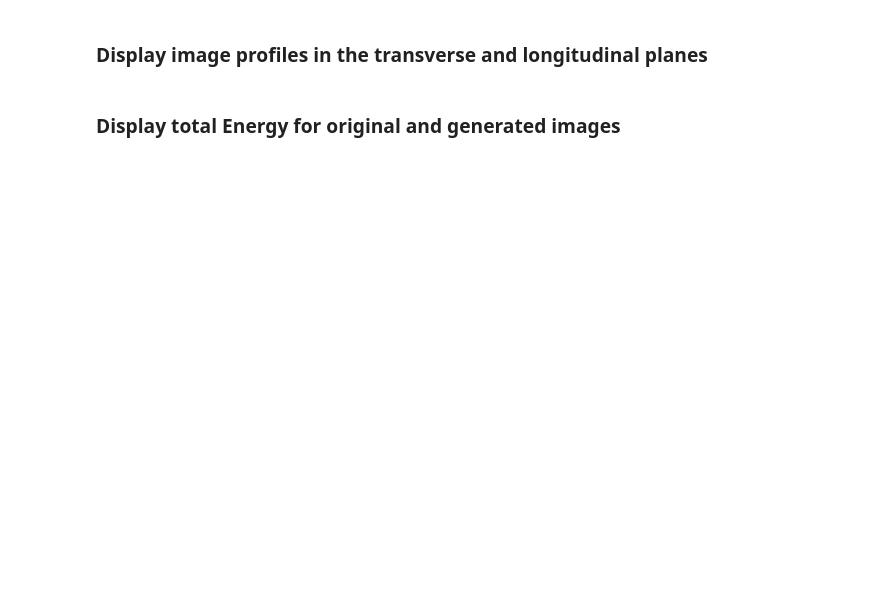
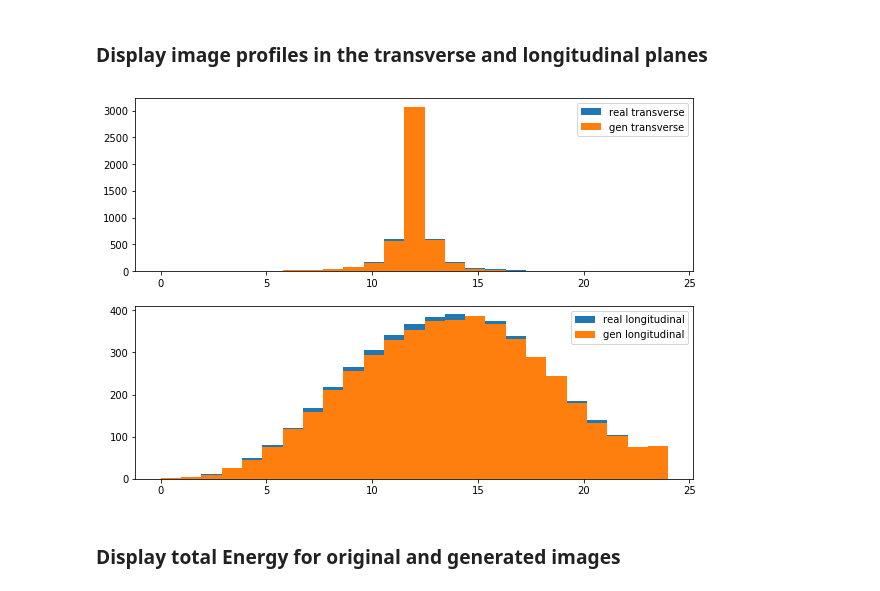
Before and after one commit to lmoneta/ml-tutorial-EIROforum, a Jupyter notebook: Ecal2DGan.ipynb, the cells around one changed output. Cells and saved outputs as stored; diff of their text form; code cells hidden in the pictures; blank space fills up the shorter version.

```diff
--- a/Ecal2DGan.ipynb
+++ b/Ecal2DGan.ipynb
@@ -553,31 +653,32 @@ print('central image values true:\n',average_image_true[11:14,11:14], '\n genera
 # %%
 #compute projections summing on other axis (y for px and x for py)
 px_true = np.sum(X_test[:,0,:,:],axis=2)
 py_true = np.sum(X_test[:,0,:,:],axis=1)
 
 px_gen = np.sum(X_gen[:,0,:,:],axis=2)
 py_gen = np.sum(X_gen[:,0,:,:],axis=1)
 
 nevt = X_test.shape[0]
 nx = X_test.shape[2]
 ny = X_test.shape[3]
 xpos = np.array(range(0,nx))
 #make a vector of (nevt x nx) for positions
 vpos = np.tile(xpos,(nevt,1))
 
 n = nevt * nx
-plt.figure(5)
+plt.figure(5,figsize=(10,7))
 plt.subplot(211)
 plt.hist(vpos.reshape(nevt*nx),bins=nx,weights=px_true.reshape(nevt*nx),label="real transverse")
 plt.hist(vpos.reshape(nevt*nx),bins=nx,weights=px_gen.reshape(nevt*nx),label="gen transverse")
 plt.legend()
-plt.show()
 
 plt.subplot(212)
 plt.hist(vpos.reshape(nevt*ny),bins=ny,weights=py_true.reshape(nevt*ny),label="real longitudinal")
 plt.hist(vpos.reshape(nevt*ny),bins=ny,weights=py_gen.reshape(nevt*ny),label="gen longitudinal")
 plt.legend()
 plt.show()
+# %% [output]
+[figure, added]
 # %% [markdown]
 ### Display total Energy for original and generated images
 # %%
```
Also changed, not shown: parts of 27 cells of this notebook.
